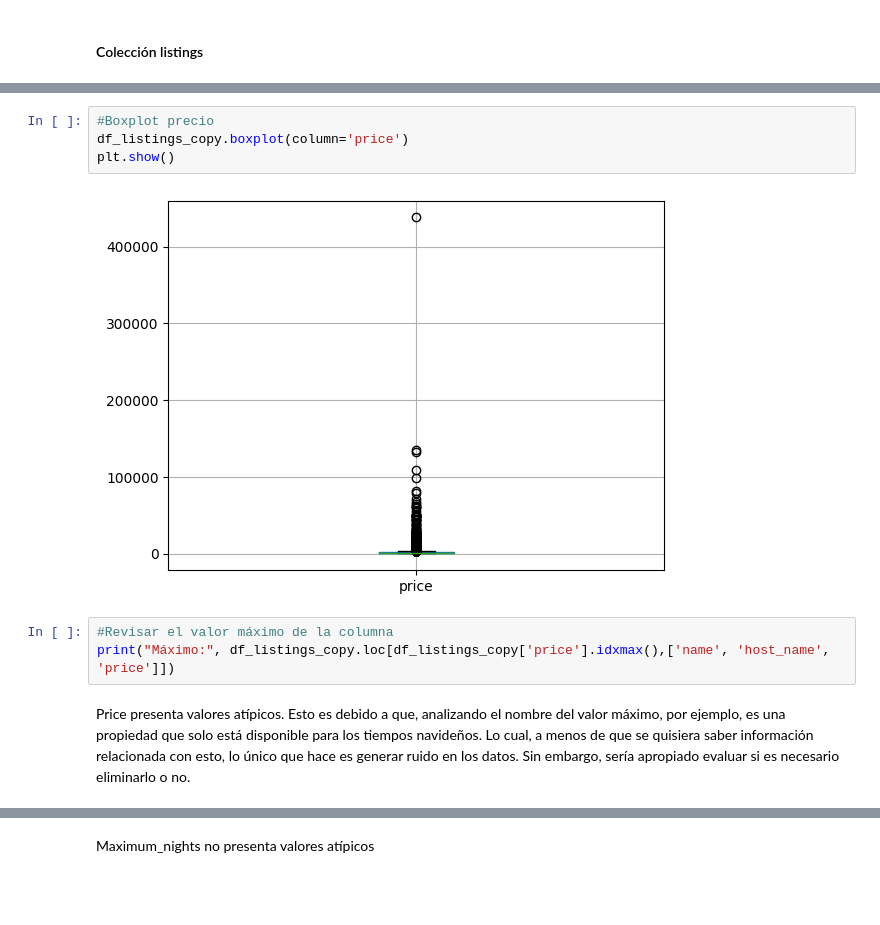
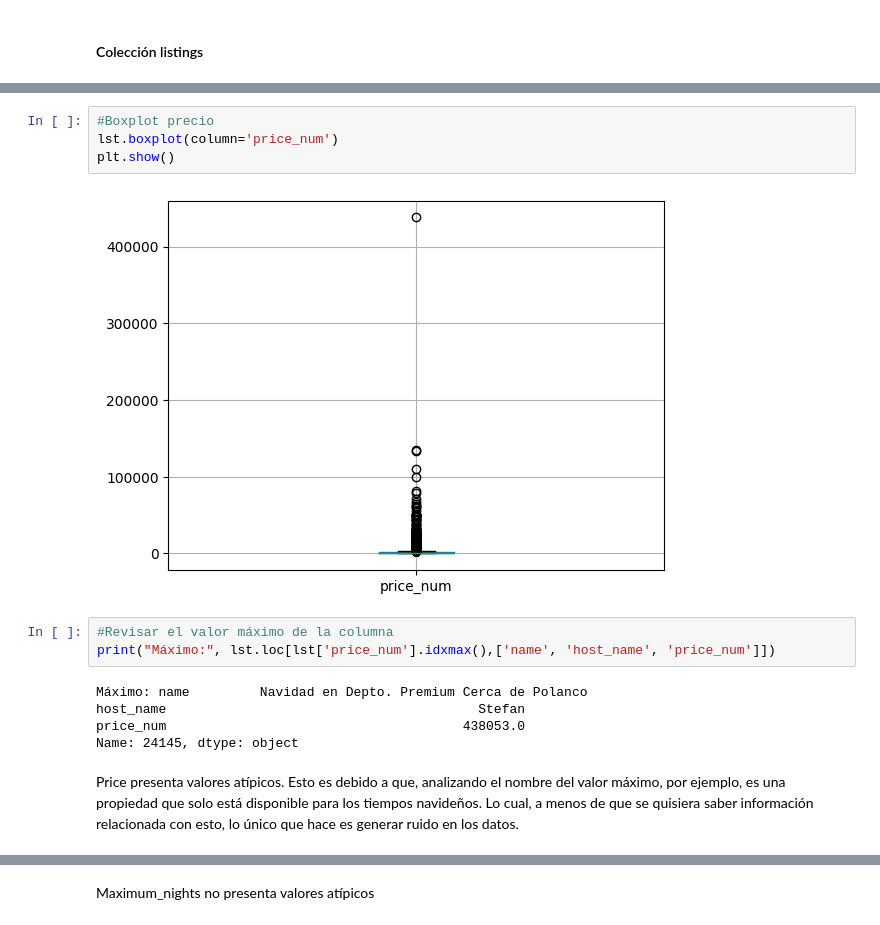
Before and after one commit to EmilianoVS09/Parcial2BI, a Jupyter notebook: notebooks/Parcial2ETLAirBNB.ipynb, the cells around one changed output, grey strips where cells are left out. Cells and saved outputs as stored; diff of their text form; blank space fills up the shorter version.

Commit message:
Avance del punto 2: datos atípicos

```diff
--- a/notebooks/Parcial2ETLAirBNB.ipynb
+++ b/notebooks/Parcial2ETLAirBNB.ipynb
@@ -767,13 +642,18 @@ df_listings_copy["host_acceptance_rate"] = (
 # %%
 #Boxplot precio
-df_listings_copy.boxplot(column='price')
+lst.boxplot(column='price_num')
 plt.show()
 # %% [output]
-[figure, old version]
+[figure, new version]
 # %%
 #Revisar el valor máximo de la columna
-print("Máximo:", df_listings_copy.loc[df_listings_copy['price'].idxmax(),['name', 'host_name', 'price']])
+print("Máximo:", lst.loc[lst['price_num'].idxmax(),['name', 'host_name', 'price_num']])
+# %% [output]
+Máximo: name         Navidad en Depto. Premium Cerca de Polanco
+host_name                                        Stefan
+price_num                                      438053.0
+Name: 24145, dtype: object
 # %% [markdown]
-Price presenta valores atípicos. Esto es debido a que, analizando el nombre del valor máximo, por ejemplo, es una propiedad que solo está disponible para los tiempos navideños. Lo cual, a menos de que se quisiera saber información relacionada con esto, lo único que hace es generar ruido en los datos. Sin embargo, sería apropiado evaluar si es necesario eliminarlo o no.
+Price presenta valores atípicos. Esto es debido a que, analizando el nombre del valor máximo, por ejemplo, es una propiedad que solo está disponible para los tiempos navideños. Lo cual, a menos de que se quisiera saber información relacionada con esto, lo único que hace es generar ruido en los datos.
 # %%
 #Boxplot accommodates
```
Also changed, not shown: parts of 63 cells of this notebook, 1 other file.
